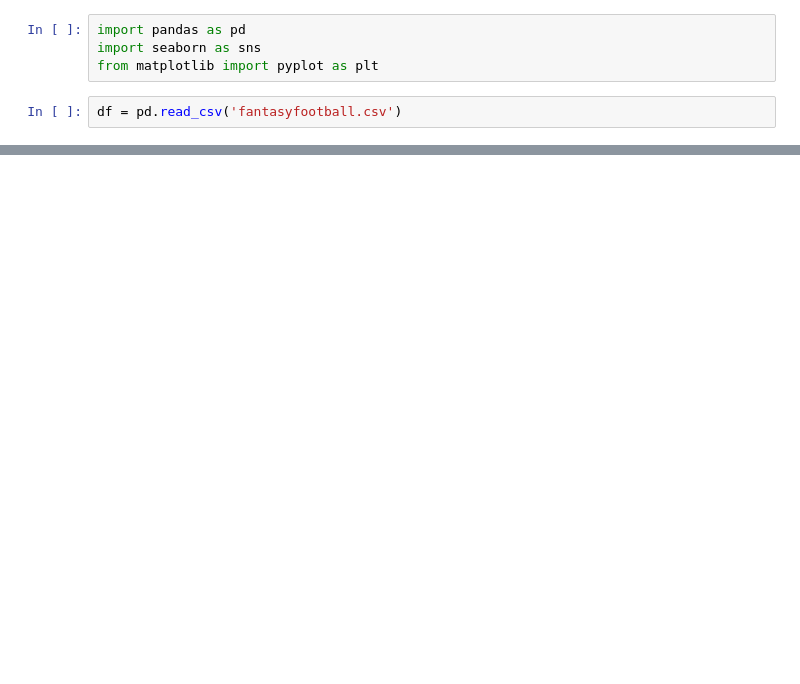
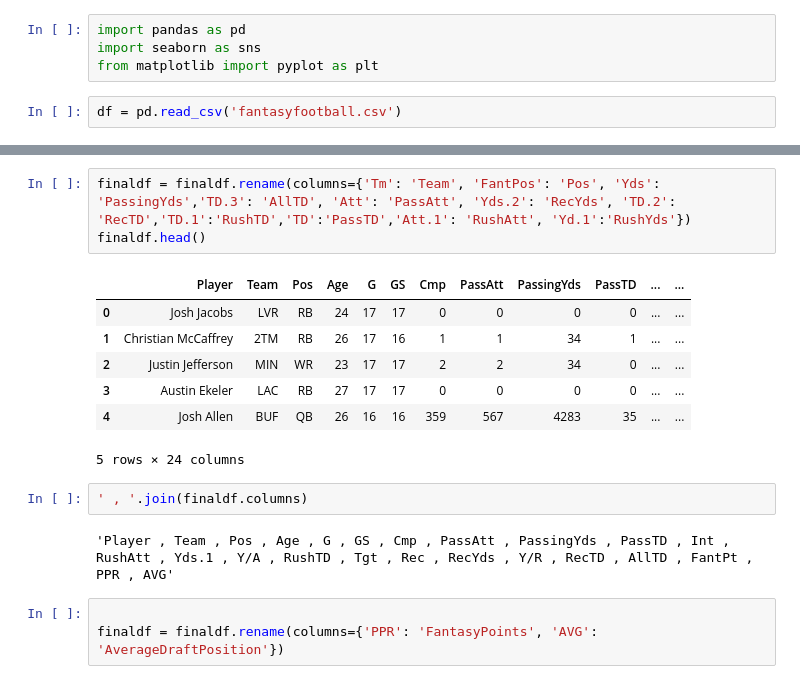
Before and after one commit to nsmith07/fantasyfootballproject, a Jupyter notebook: FinalFantasyFootballAnalysis.ipynb, the cells around one changed output, grey strips where cells are left out. Cells and saved outputs as stored; diff of their text form; blank space fills up the shorter version.

```diff
--- a/FinalFantasyFootballAnalysis.ipynb
+++ b/FinalFantasyFootballAnalysis.ipynb
@@ -181,0 +63,18 @@ scatter=True,)
+# %%
+finaldf = finaldf.rename(columns={'Tm': 'Team', 'FantPos': 'Pos', 'Yds': 'PassingYds','TD.3': 'AllTD', 'Att': 'PassAtt', 'Yds.2': 'RecYds', 'TD.2': 'RecTD','TD.1':'RushTD','TD':'PassTD','Att.1': 'RushAtt', 'Yd.1':'RushYds'})
+finaldf.head()
+# %% [output]
+|  | Player | Team | Pos | Age | G | GS | Cmp | PassAtt | PassingYds | PassTD | ... | ... |
+| 0 | Josh Jacobs | LVR | RB | 24 | 17 | 17 | 0 | 0 | 0 | 0 | ... | ... |
+| 1 | Christian McCaffrey | 2TM | RB | 26 | 17 | 16 | 1 | 1 | 34 | 1 | ... | ... |
+| 2 | Justin Jefferson | MIN | WR | 23 | 17 | 17 | 2 | 2 | 34 | 0 | ... | ... |
+| 3 | Austin Ekeler | LAC | RB | 27 | 17 | 17 | 0 | 0 | 0 | 0 | ... | ... |
+| 4 | Josh Allen | BUF | QB | 26 | 16 | 16 | 359 | 567 | 4283 | 35 | ... | ... |
+5 rows × 24 columns
+# %%
+' , '.join(finaldf.columns)
+# %% [output]
+'Player , Team , Pos , Age , G , GS , Cmp , PassAtt , PassingYds , PassTD , Int , RushAtt , Yds.1 , Y/A , RushTD , Tgt , Rec , RecYds , Y/R , RecTD , AllTD , FantPt , PPR , AVG'
+# %%
+
+finaldf = finaldf.rename(columns={'PPR': 'FantasyPoints', 'AVG': 'AverageDraftPosition'})
```
Also changed, not shown: parts of 43 cells of this notebook, 5 other files.
